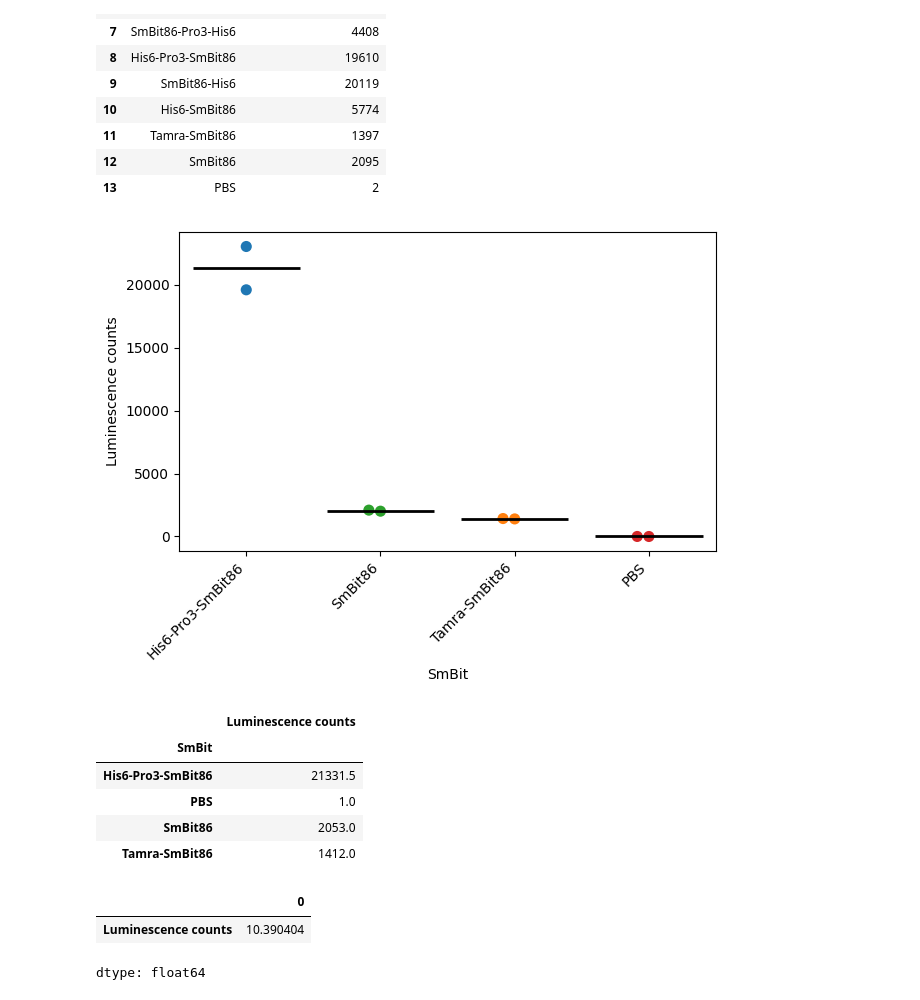
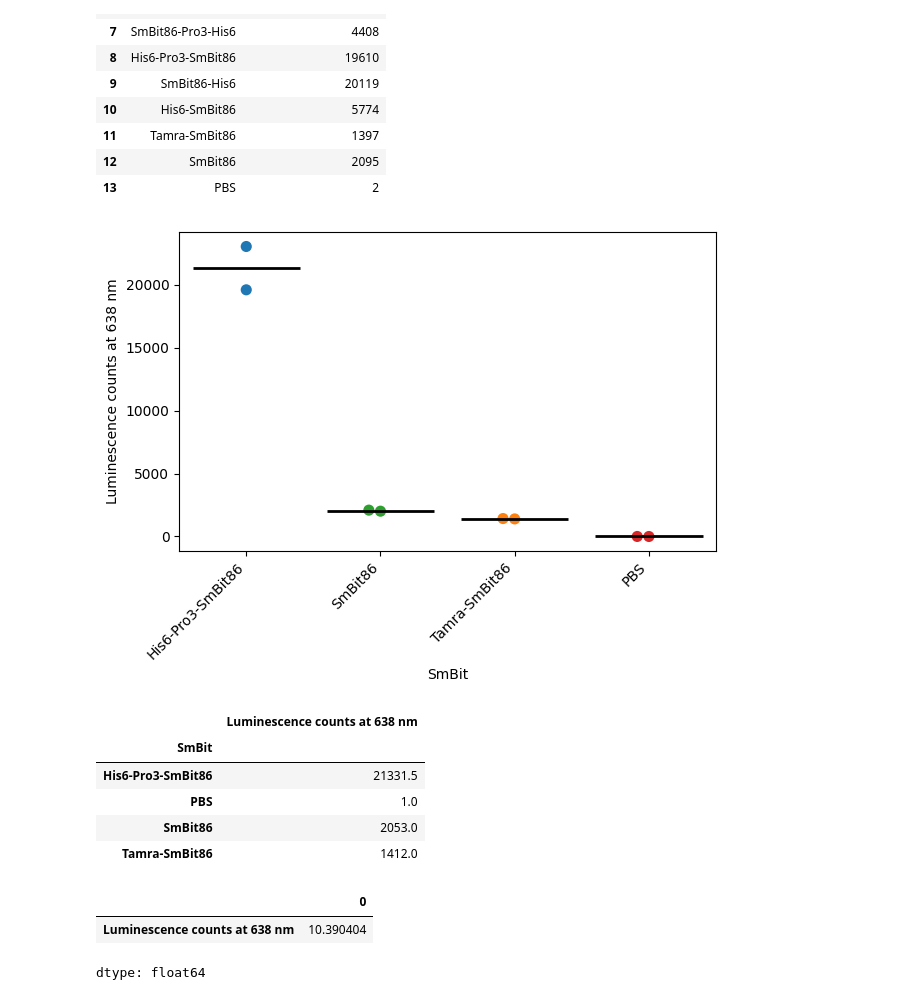
Before and after one commit to c-bun/NanoBiT-BRET, a Jupyter notebook: BRET efficiencies/QD_bret_638.ipynb, the cells around one changed output. Drawn from its saved outputs; the diff is of its cells as text; code cells hidden in the pictures.

```diff
--- a/BRET efficiencies/QD_bret_638.ipynb
+++ b/BRET efficiencies/QD_bret_638.ipynb
@@ -11,6 +13,6 @@ Drive already mounted at /content/gdrive; to attempt to forcibly remount, call d
 # %%
 # import the data
-data = pd.read_csv('/content/gdrive/MyDrive/Rathbun lab GDrive/Prof Rathbun/BRET efficiencies/replicates_638.csv')
+data = pd.read_csv('/content/NanoBiT-BRET/BRET efficiencies/replicates_638.csv')
 # %%
 data
 # %% [output]
@@ -29,45 +31,48 @@ data
 | 11 | Tamra-SmBit86 | 1397 |
 | 12 | SmBit86 | 2095 |
 | 13 | PBS | 2 |
+# %%
+# rename the "Luminescence counts" column
+data = data.rename(columns={'Luminescence counts': 'Luminescence counts at 638 nm'})
 # %%
 # plot with categries on the x-axis and the values on the y-axis with dots showing the individual data points and a line showing the mean
 # first filter for everything except SmBit86-Pro3-His6, SmBit86-His6, and His6-SmBit86
 data = data[data['SmBit'] != 'SmBit86-Pro3-His6']
 data = data[data['SmBit'] != 'SmBit86-His6']
 data = data[data['SmBit'] != 'His6-SmBit86']
-sns.swarmplot(x="SmBit", y="Luminescence counts", data=data,
+sns.swarmplot(x="SmBit", y="Luminescence counts at 638 nm", data=data,
               hue='SmBit',
               # set the point size:
               size=8,
               # set the x axis order:
               order=['His6-Pro3-SmBit86', 'SmBit86', 'Tamra-SmBit86', 'PBS']
               )
 sns.boxplot(showmeans=True,
             meanline=True,
             meanprops={'color': 'k', 'ls': '-', 'lw': 2},
             medianprops={'visible': False},
             whiskerprops={'visible': False},
             zorder=10,
             x="SmBit",
-            y="Luminescence counts",
+            y="Luminescence counts at 638 nm",
             data=data,
             showfliers=False,
             showbox=False,
             showcaps=False,
 )
 # tilt the x-axis labels and align them with the ticks
 plt.xticks(rotation=45, ha='right')
 # export the plot to pdf with enough space for the labels
 plt.tight_layout()
-plt.savefig('/content/gdrive/MyDrive/Rathbun lab GDrive/Prof Rathbun/BRET efficiencies/replicates_638.pdf')
+#plt.savefig('./replicates_638.pdf')
 plt.show()
 # %% [output]
-[figure, old version]
+[figure, new version]
 # %%
 g = data.groupby('SmBit').mean()
 g
 # %% [output]
-|  | Luminescence counts |
+|  | Luminescence counts at 638 nm |
 | SmBit |  |
 | His6-Pro3-SmBit86 | 21331.5 |
 | PBS | 1.0 |
@@ -77,5 +82,5 @@ g
 g.loc['His6-Pro3-SmBit86'] / g.loc['SmBit86']
 # %% [output]
 |  | 0 |
-| Luminescence counts | 10.390404 |
+| Luminescence counts at 638 nm | 10.390404 |
 dtype: float64
```
Also changed, not shown: parts of 2 cells of this notebook.
